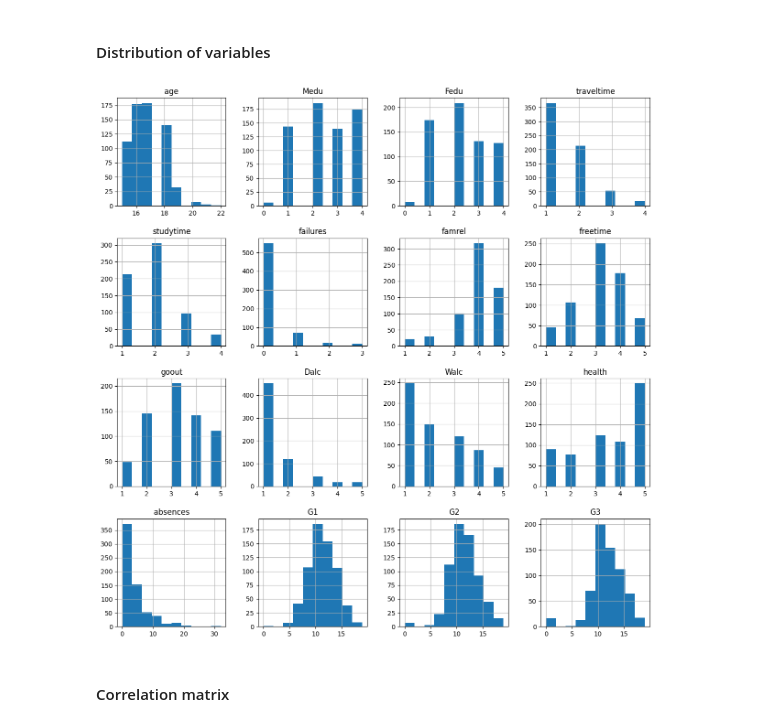
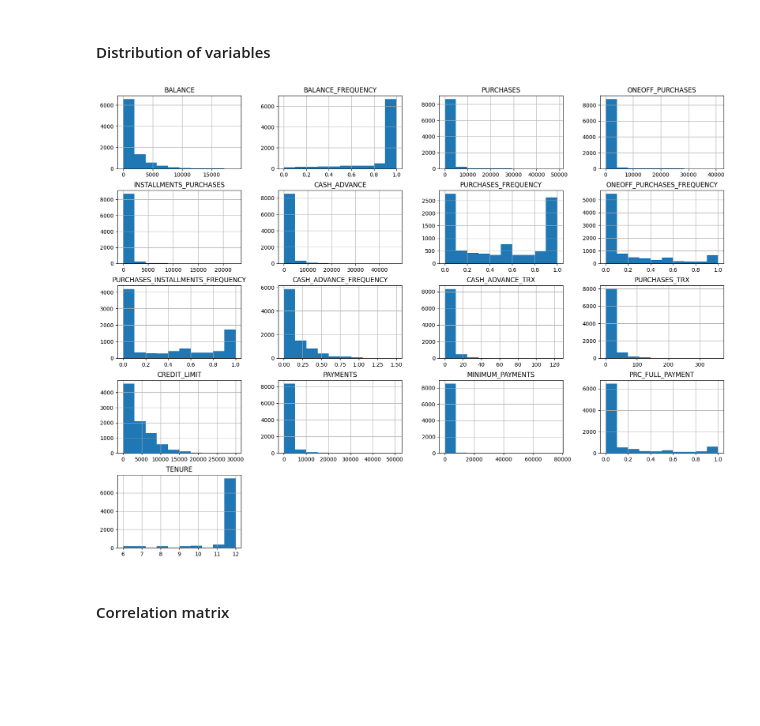
Before and after one commit to janchovanec/ZSU-Projekt, a Jupyter notebook: notebooks/eda.ipynb, the cells around one changed output. Drawn from its saved outputs; the diff is of its cells as text; code cells hidden in the pictures; blank space fills up the shorter version.

```diff
--- a/notebooks/eda.ipynb
+++ b/notebooks/eda.ipynb
@@ -12,7 +11,7 @@ import seaborn as sns
 # %% [markdown]
 ### Import dataset
 # %%
-data_path_por = '../data/student-por.csv'
+data_path_por = '../data/CC GENERAL.csv'
 df = pd.read_csv(data_path_por)
 # %% [markdown]
 ### Inspect data
@@ -104,10 +123,10 @@ df.describe()
 # %% [markdown]
 #### Distribution of variables
 # %%
-df[df.select_dtypes().columns].hist(figsize=(15, 15))
+df.hist(figsize=(20, 15))
 plt.show()
 # %% [output]
-[figure, old version]
+[figure, new version]
 # %% [markdown]
 #### Correlation matrix
 # %%
```
Also changed, not shown: parts of 19 cells of this notebook, 1 other file.
